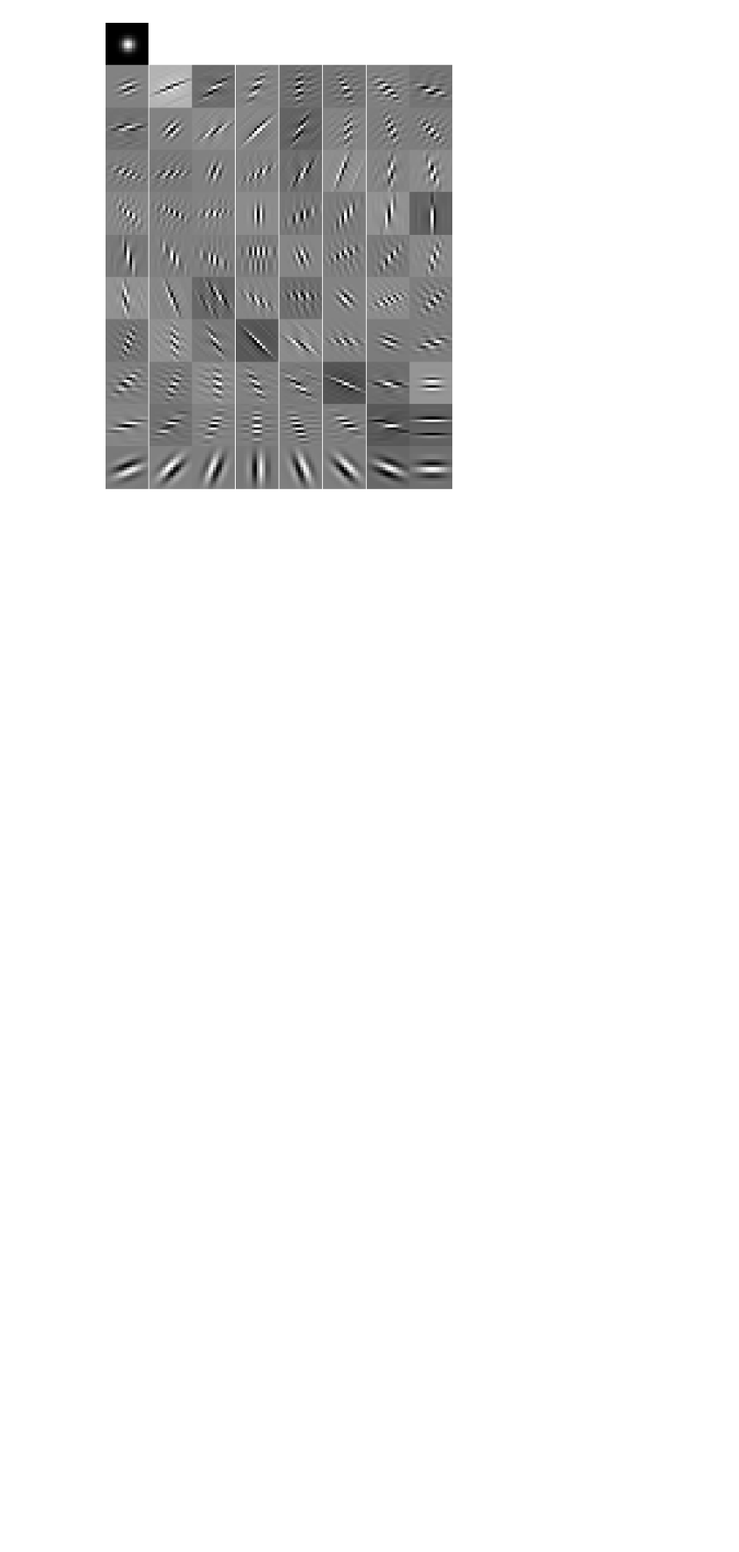
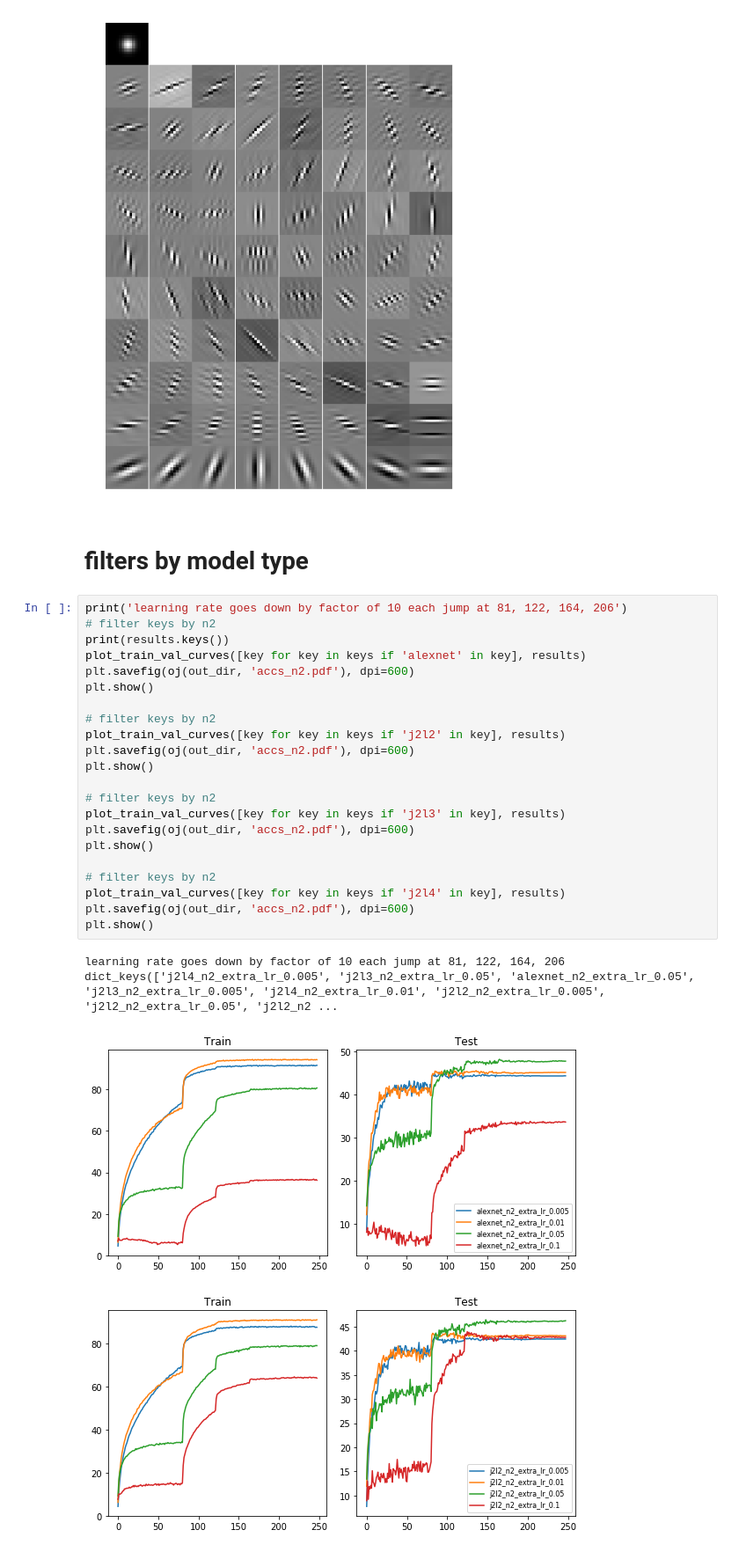
Before and after one commit to csinva/scattering-transform-experiments, a Jupyter notebook: visualize/summarize_logs.ipynb, the cells around one changed output. Shown at 88% size. Cells and saved outputs as stored; diff of their text form; blank space fills up the shorter version.

```diff
--- a/visualize/summarize_logs.ipynb
+++ b/visualize/summarize_logs.ipynb
@@ -156,3 +160,32 @@ plt.subplots_adjust(hspace=0, wspace=0)
 plt.show()
 # %% [output]
 [figure]
+# %% [markdown]
+# filters by model type
+# %%
+print('learning rate goes down by factor of 10 each jump at 81, 122, 164, 206')
+# filter keys by n2
+print(results.keys())
+plot_train_val_curves([key for key in keys if 'alexnet' in key], results)
+plt.savefig(oj(out_dir, 'accs_n2.pdf'), dpi=600)
+plt.show()
+
+# filter keys by n2
+plot_train_val_curves([key for key in keys if 'j2l2' in key], results)
+plt.savefig(oj(out_dir, 'accs_n2.pdf'), dpi=600)
+plt.show()
+
+# filter keys by n2
+plot_train_val_curves([key for key in keys if 'j2l3' in key], results)
+plt.savefig(oj(out_dir, 'accs_n2.pdf'), dpi=600)
+plt.show()
+
+# filter keys by n2
+plot_train_val_curves([key for key in keys if 'j2l4' in key], results)
+plt.savefig(oj(out_dir, 'accs_n2.pdf'), dpi=600)
+plt.show()
+# %% [output]
+learning rate goes down by factor of 10 each jump at 81, 122, 164, 206
+dict_keys(['j2l4_n2_extra_lr_0.005', 'j2l3_n2_extra_lr_0.05', 'alexnet_n2_extra_lr_0.05', 'j2l3_n2_extra_lr_0.005', 'j2l4_n2_extra_lr_0.01', 'j2l2_n2_extra_lr_0.005', 'j2l2_n2_extra_lr_0.05', 'j2l2_n2 ...
+[figure, added]
+[figure, added]
```
Also changed, not shown: parts of 5 cells of this notebook, 35 other files.
